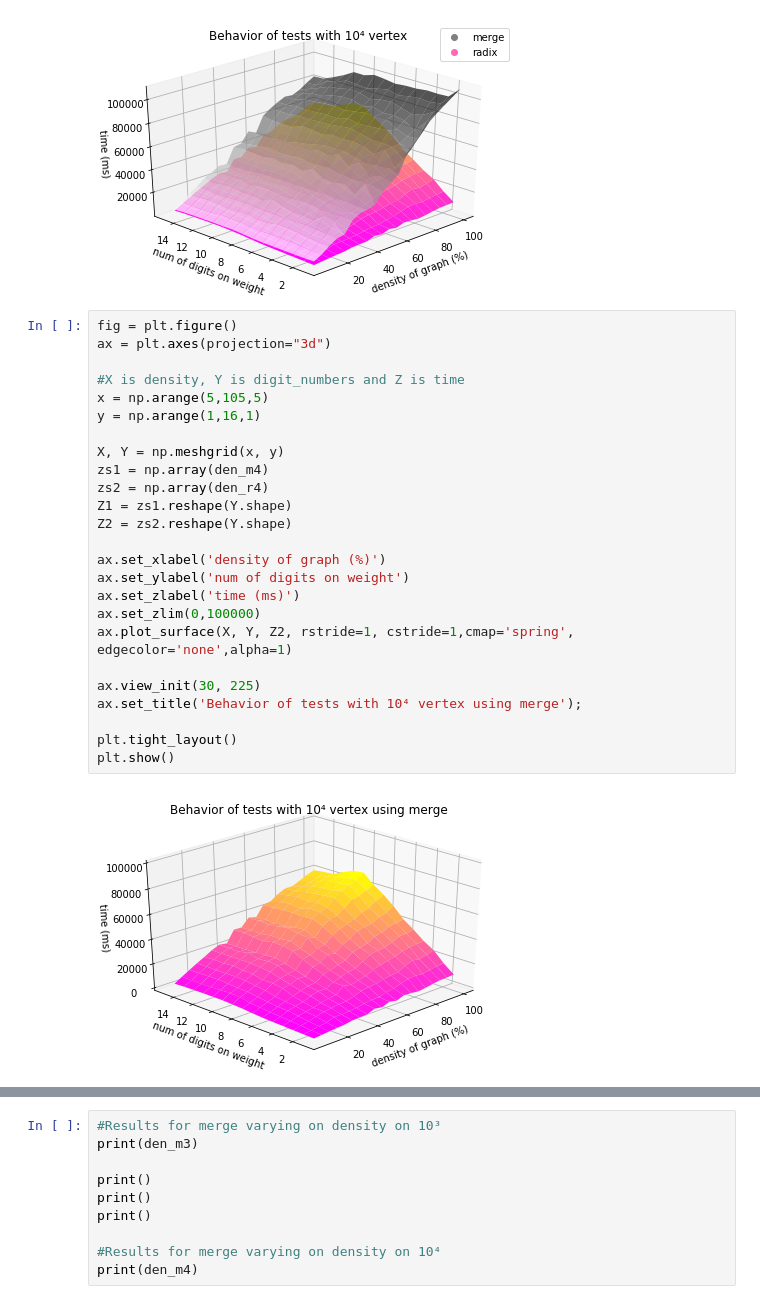
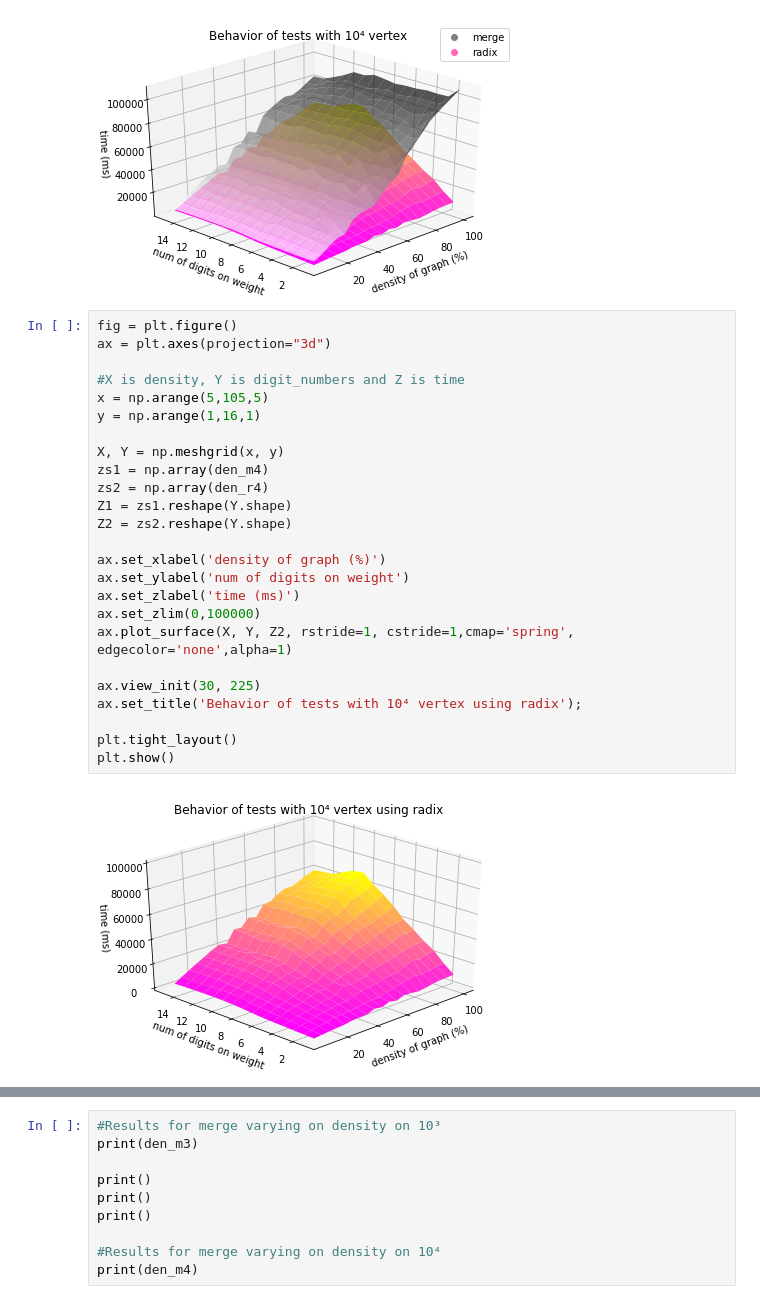
Before and after one commit to tannus/kruskal_radix, a Jupyter notebook: results/final_results/graphic_plots.ipynb, the cells around one changed output, grey strips where cells are left out. Cells and saved outputs as stored; diff of their text form.

```diff
--- a/results/final_results/graphic_plots.ipynb
+++ b/results/final_results/graphic_plots.ipynb
@@ -315,30 +315,30 @@ plt.show()
 # %%
 fig = plt.figure()
 ax = plt.axes(projection="3d")
 
 #X is density, Y is digit_numbers and Z is time
 x = np.arange(5,105,5)
 y = np.arange(1,16,1)
 
 X, Y = np.meshgrid(x, y)
 zs1 = np.array(den_m4)
 zs2 = np.array(den_r4)
 Z1 = zs1.reshape(Y.shape)
 Z2 = zs2.reshape(Y.shape)
 
 ax.set_xlabel('density of graph (%)')
 ax.set_ylabel('num of digits on weight')
 ax.set_zlabel('time (ms)')
 ax.set_zlim(0,100000)
 ax.plot_surface(X, Y, Z2, rstride=1, cstride=1,cmap='spring', edgecolor='none',alpha=1)
 
 ax.view_init(30, 225)
-ax.set_title('Behavior of tests with 10⁴ vertex using merge');
+ax.set_title('Behavior of tests with 10⁴ vertex using radix');
 
 plt.tight_layout()
 plt.show()
 # %% [output]
-[figure, old version]
+[figure, new version]
 # %%
 fig2 = plt.figure()
 ax2 = plt.axes(projection='3d')
```
Also changed, not shown: parts of 3 cells of this notebook.
